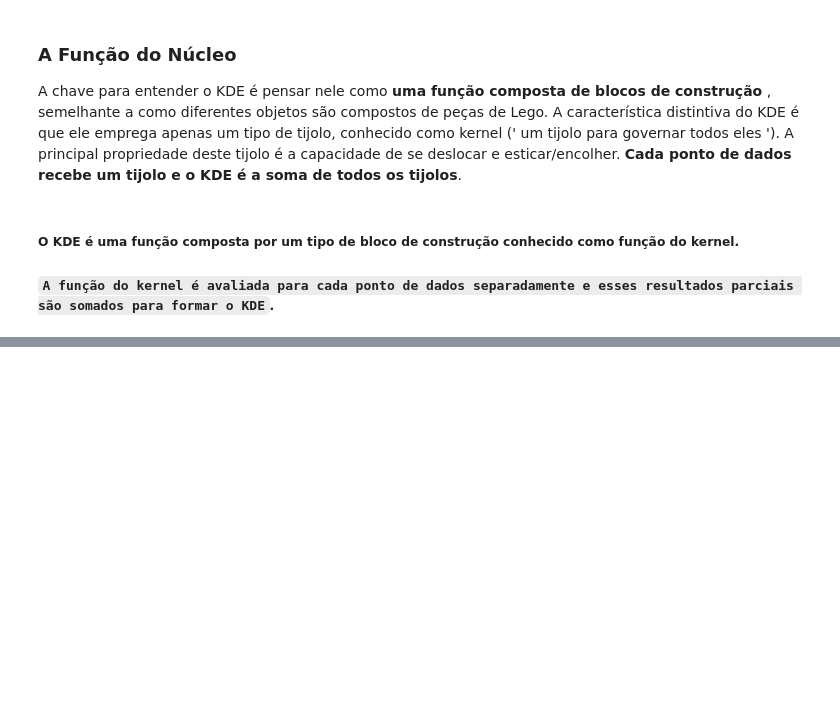
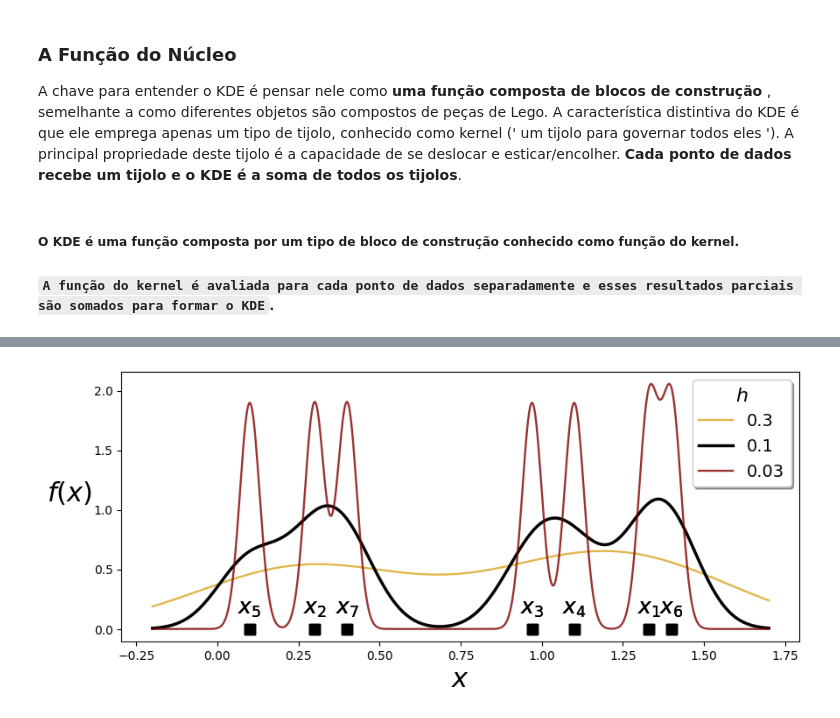
Before and after one commit to KARINAgoncalvesSOARES/KDE, a Jupyter notebook: kde.ipynb, the cells around one changed output, grey strips where cells are left out. Drawn from its saved outputs; the diff is of its cells as text; code cells hidden in the pictures; blank space fills up the shorter version.

```diff
--- a/kde.ipynb
+++ b/kde.ipynb
@@ -48,0 +69,6 @@ Pegue um único ponto de dados xᵢ - o i -ésimo ponto pertencente ao nosso con
+# %%
+# conjunto de dados
+x = [ 1,33 , 0,3 , 0,97 , 1,1 , 0,1 , 1,4 , 0,4 ]
+
+# largura de banda
+h = 0,3
@@ -48,0 +121,49 @@ Pegue um único ponto de dados xᵢ - o i -ésimo ponto pertencente ao nosso con
+# %%
+import numpy as np
+import matplotlib.pyplot as plt
+
+# a função do kernel
+def K(x):
+    return np.exp(-x**2/2)/np.sqrt(2*np.pi)
+
+# conjunto de dados fictício
+dataset = np.array([1.33, 0.3, 0.97, 1.1, 0.1, 1.4, 0.4])
+
+# Intervalo de valores x para traçar KDEs
+x_range = np.linspace(dataset.min()-0.3, dataset.max()+0.3, num=600)
+
+# valores de largura de banda para experimentação
+H = [0.3, 0.1, 0.03]
+n_samples = dataset.size
+
+# propriedades de linha para diferentes valores de largura de banda
+color_list = ['goldenrod', 'black', 'maroon']
+alpha_list = [0.8, 1, 0.8]
+width_list = [1.7,2.5,1.7]
+
+plt.figure(figsize=(10,4))
+# iterar sobre valores de largura de banda
+for h, color, alpha, width in zip(H, color_list, alpha_list, width_list):
+    total_sum = 0
+    # iterar sobre pontos de dados
+    for i, xi in enumerate(dataset):
+        total_sum += K((x_range - xi) / h)
+        plt.annotate(r'$x_{}$'.format(i+1),
+                     xy=[xi, 0.13],
+                     horizontalalignment='center',
+                     fontsize=18,
+                    )
+    y_range = total_sum/(h*n_samples)
+    plt.plot(x_range, y_range,
+             color=color, alpha=alpha, linewidth=width,
+             label=f'{h}')
+
+    plt.plot(dataset, np.zeros_like(dataset) , 's',
+             markersize=8, color='black')
+
+plt.xlabel('$x$', fontsize=22)
+plt.ylabel('$f(x)$', fontsize=22, rotation='horizontal', labelpad=20)
+plt.legend(fontsize=14, shadow=True, title='$h$', title_fontsize=16)
+plt.show()
+# %% [output]
+[figure, added]
```
Also changed, not shown: parts of 12 cells of this notebook.
